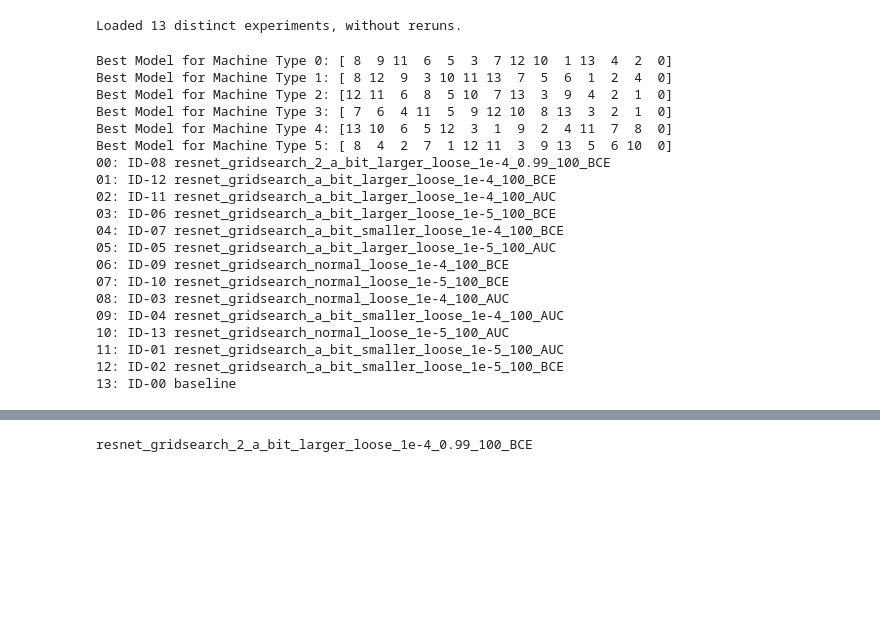
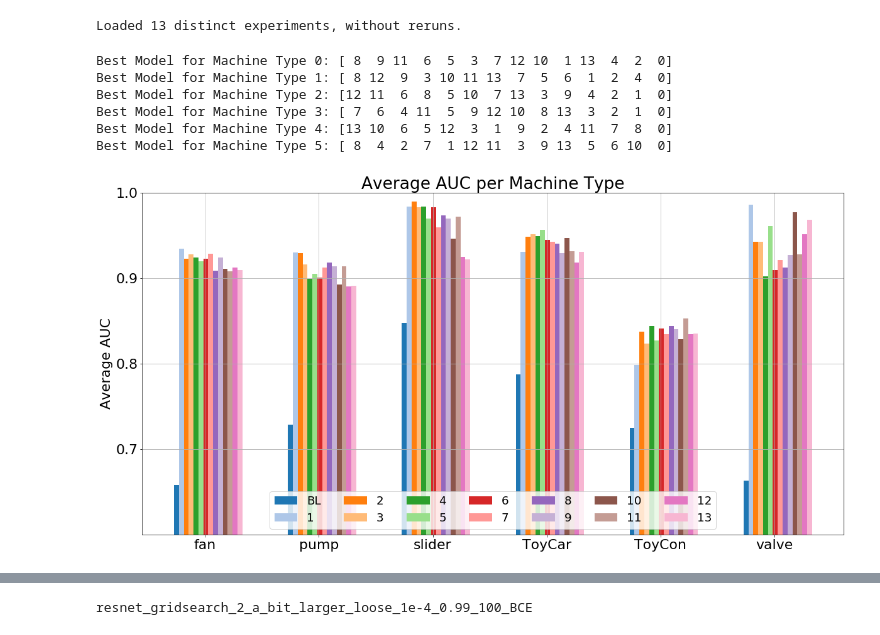
Before and after one commit to OptimusPrimus/dcase2020_task2, a Jupyter notebook: notebooks/submission.ipynb, the cells around one changed output, grey strips where cells are left out. Cells and saved outputs as stored; diff of their text form; code cells hidden in the pictures; blank space fills up the shorter version.

```diff
--- a/notebooks/submission.ipynb
+++ b/notebooks/submission.ipynb
@@ -136,8 +144,6 @@ ranks = np.stack([np.array(list(zip(*auc_ranks))), np.array(list(zip(*pauc_ranks
 
 sorted_model_indices = list(np.argsort(ranks))
 names = np.array(names)
-for i, (n, r, j) in enumerate(zip(names[sorted_model_indices], ranks[sorted_model_indices], sorted_model_indices)):
-    print(f'{i:02d}: ID-{j:02d} {n}')
 # %% [output]
 Best Model for Machine Type 0: [ 8  9 11  6  5  3  7 12 10  1 13  4  2  0]
 Best Model for Machine Type 1: [ 8 12  9  3 10 11 13  7  5  6  1  2  4  0]
@@ -145,17 +151,3 @@ Best Model for Machine Type 2: [12 11  6  8  5 10  7 13  3  9  4  2  1  0]
 Best Model for Machine Type 3: [ 7  6  4 11  5  9 12 10  8 13  3  2  1  0]
 Best Model for Machine Type 4: [13 10  6  5 12  3  1  9  2  4 11  7  8  0]
 Best Model for Machine Type 5: [ 8  4  2  7  1 12 11  3  9 13  5  6 10  0]
-00: ID-08 resnet_gridsearch_2_a_bit_larger_loose_1e-4_0.99_100_BCE
-01: ID-12 resnet_gridsearch_a_bit_larger_loose_1e-4_100_BCE
-02: ID-11 resnet_gridsearch_a_bit_larger_loose_1e-4_100_AUC
-03: ID-06 resnet_gridsearch_a_bit_larger_loose_1e-5_100_BCE
-04: ID-07 resnet_gridsearch_a_bit_smaller_loose_1e-4_100_BCE
-05: ID-05 resnet_gridsearch_a_bit_larger_loose_1e-5_100_AUC
-06: ID-09 resnet_gridsearch_normal_loose_1e-4_100_BCE
-07: ID-10 resnet_gridsearch_normal_loose_1e-5_100_BCE
-08: ID-03 resnet_gridsearch_normal_loose_1e-4_100_AUC
-09: ID-04 resnet_gridsearch_a_bit_smaller_loose_1e-4_100_AUC
-10: ID-13 resnet_gridsearch_normal_loose_1e-5_100_AUC
-11: ID-01 resnet_gridsearch_a_bit_smaller_loose_1e-5_100_AUC
-12: ID-02 resnet_gridsearch_a_bit_smaller_loose_1e-5_100_BCE
-13: ID-00 baseline
@@ -171,0 +187,33 @@ run_ids = names
+# %%
+bar_width = 0.6
+bar_spacing=0.00
+top = 10
+cm = plt.cm.get_cmap('tab20')
+
+plt.figure(figsize=(20,10))
+plt.rcParams.update({'font.size': 22})
+plt.title(f'Average AUC per Machine Type')
+labels = []
+
+for i in range(6):
+    labels.append(INVERSE_CLASS_MAP[i][:6])
+
+for i, d in enumerate(aucs_):
+    plt.bar(
+        np.arange(len(labels)) + i * (bar_width / len(aucs_) + bar_spacing),
+        d,
+        bar_width/ len(aucs_),
+        label= 'BL' if i == 0 else i,
+        color=cm.colors[i]
+    )
+
+plt.xticks(np.arange(len(labels)) + 0.25, labels)
+plt.ylim(0.6, 1.)
+plt.ylabel('Average AUC')
+plt.yticks(np.arange(0.7, 1., 0.1))
+plt.grid()
+plt.legend(loc='lower center', ncol=7, fontsize='small')
+plt.savefig(f'AUC.png')
+plt.show()
+# %% [output]
+[figure, added]
```
Also changed, not shown: parts of 5 cells of this notebook, 1 other file.
